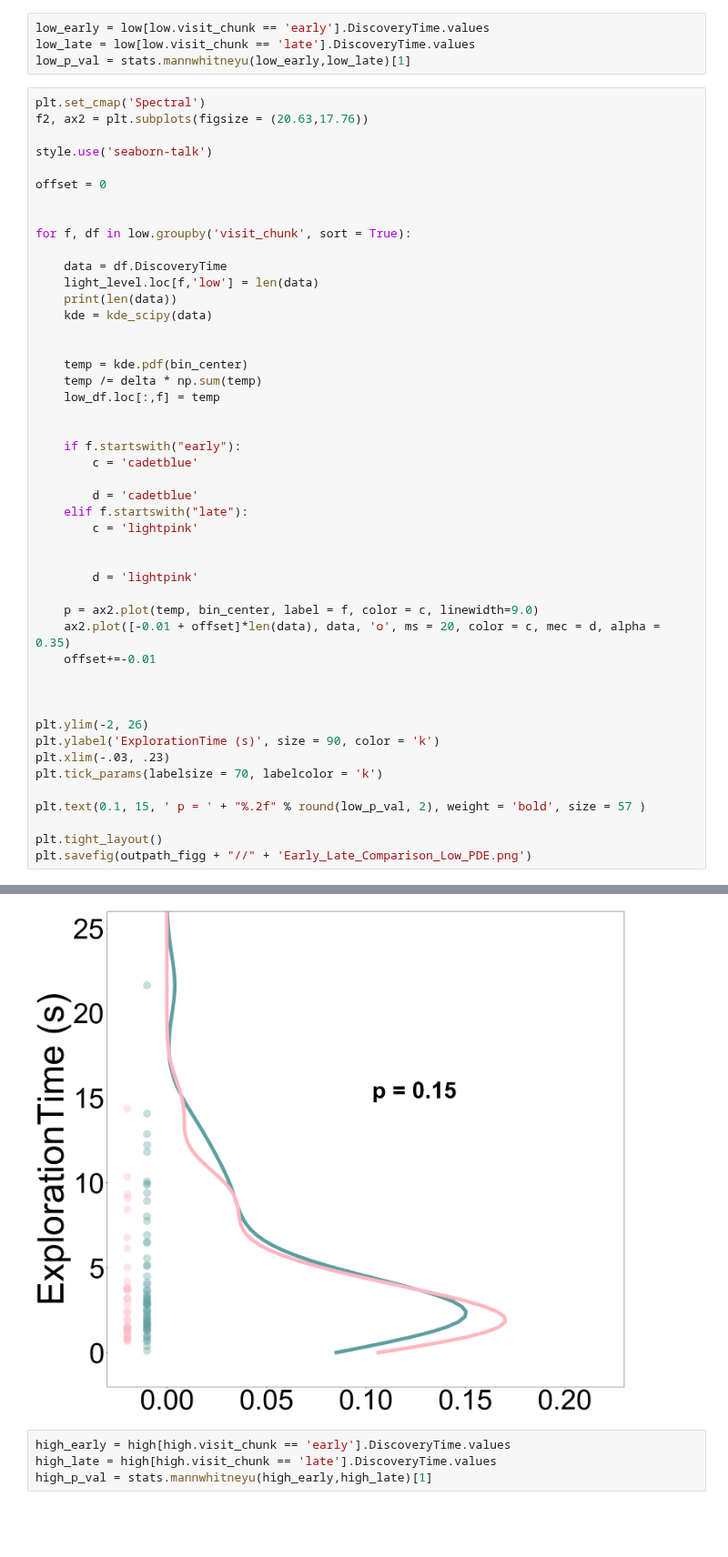
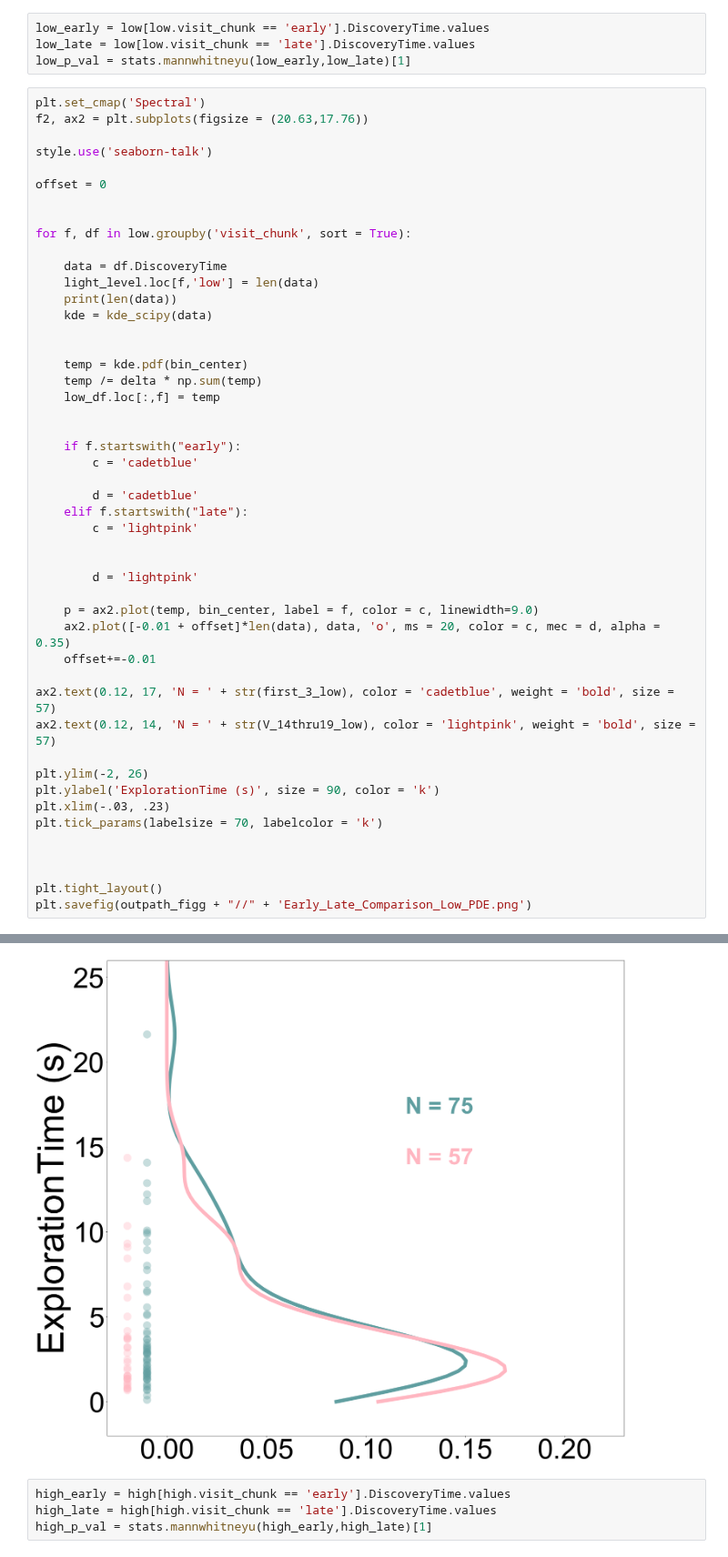
Before and after one commit to itsMahad/ManducaMultiSenseFeeding, a Jupyter notebook: A_Step3_Learning_Curves_And_Probability_Distributions_Git.ipynb, the cells around one changed output, grey strips where cells are left out. Shown at 91% size. Saved outputs shown, nothing was run; the diff lists cells and outputs as text; blank space fills up the shorter version.

```diff
--- a/A_Step3_Learning_Curves_And_Probability_Distributions_Git.ipynb
+++ b/A_Step3_Learning_Curves_And_Probability_Distributions_Git.ipynb
@@ -613,36 +631,37 @@ for f, df in low.groupby('visit_chunk', sort = True):
     low_df.loc[:,f] = temp
 
 
     if f.startswith("early"):
         c = 'cadetblue'
 
         d = 'cadetblue'
     elif f.startswith("late"):
         c = 'lightpink'
 
 
         d = 'lightpink'
 
     p = ax2.plot(temp, bin_center, label = f, color = c, linewidth=9.0)
     ax2.plot([-0.01 + offset]*len(data), data, 'o', ms = 20, color = c, mec = d, alpha = 0.35)
     offset+=-0.01
 
-
+ax2.text(0.12, 17, 'N = ' + str(first_3_low), color = 'cadetblue', weight = 'bold', size = 57)
+ax2.text(0.12, 14, 'N = ' + str(V_14thru19_low), color = 'lightpink', weight = 'bold', size = 57)
 
 plt.ylim(-2, 26)
 plt.ylabel('ExplorationTime (s)', size = 90, color = 'k')
 plt.xlim(-.03, .23)
 plt.tick_params(labelsize = 70, labelcolor = 'k')
 
-plt.text(0.1, 15, ' p = ' + "%.2f" % round(low_p_val, 2), weight = 'bold', size = 57 )
+
 
 plt.tight_layout()
 plt.savefig(outpath_figg + "//" + 'Early_Late_Comparison_Low_PDE.png')
 # %% [output]
 61
 34
 <Figure size 432x288 with 0 Axes>
-[figure, old version]
+[figure, new version]
 # %%
 high_early = high[high.visit_chunk == 'early'].DiscoveryTime.values
 high_late = high[high.visit_chunk == 'late'].DiscoveryTime.values
```
Also changed, not shown: parts of 4 cells of this notebook.
